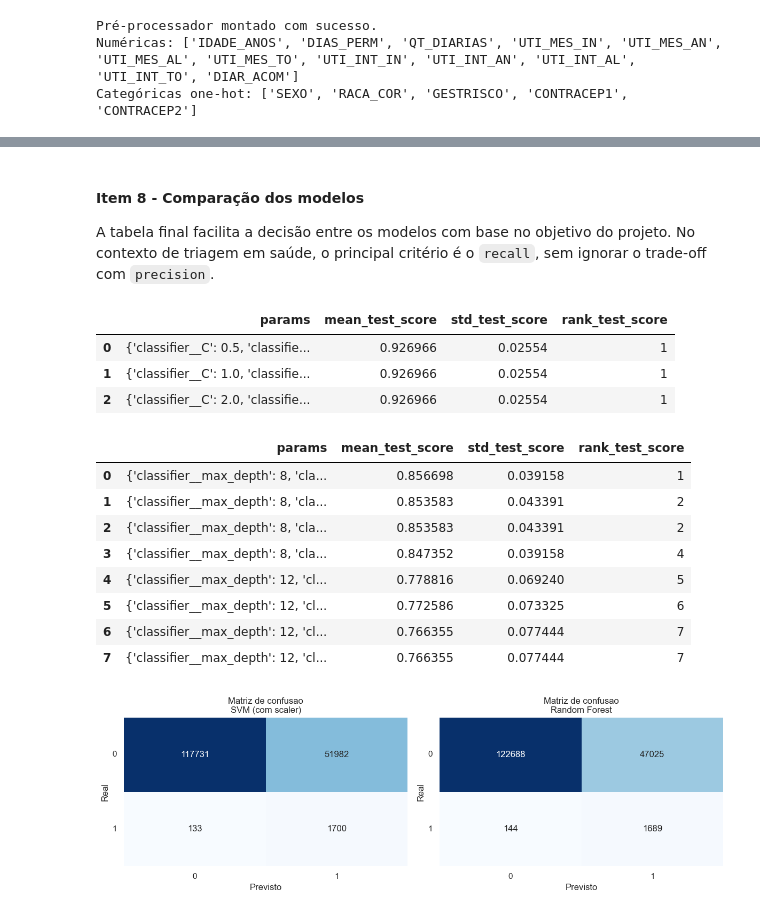
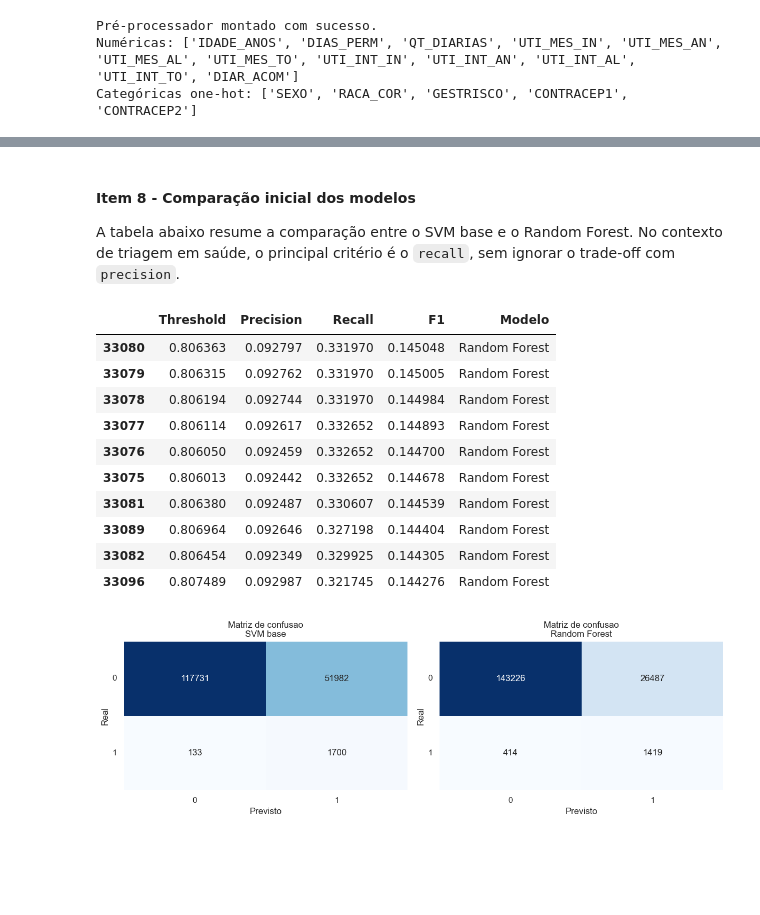
Before and after one commit to igorlealc/ia_tech_challenge_01, a Jupyter notebook: trabalho_parte_3.ipynb, the cells around one changed output, grey strips where cells are left out. Drawn from its saved outputs; the diff is of its cells as text; code cells hidden in the pictures; blank space fills up the shorter version.

```diff
--- a/trabalho_parte_3.ipynb
+++ b/trabalho_parte_3.ipynb
@@ -418,22 +496,32 @@ from sklearn.metrics import (
     recall_score,
 )
 
-best_svm = svm_search.best_estimator_
-best_rf = rf_search.best_estimator_
-
-best_svm.fit(X_train, y_train)
-best_rf.fit(X_train, y_train)
-
 modelos_finais = {
-    'SVM (com scaler)': best_svm,
-    'Random Forest': best_rf,
+    'SVM base': {
+        'modelo': svm_base,
+        'threshold': None,
+        'configuracao': 'LinearSVC com class_weight=balanced',
+    },
+    'Random Forest': {
+        'modelo': best_rf,
+        'threshold': best_threshold_rf,
+        'configuracao': f'threshold={best_threshold_rf:.4f}',
+    },
 }
 
 resultados = []
 matrizes = {}
 
-for nome, modelo in modelos_finais.items():
-    y_pred = modelo.predict(X_test)
+for nome, config in modelos_finais.items():
+    modelo = config['modelo']
+    threshold = config['threshold']
+    configuracao = config['configuracao']
+
+    if threshold is None:
+        y_pred = modelo.predict(X_test)
+    else:
+        y_scores = modelo.predict_proba(X_test)[:, 1]
+        y_pred = (y_scores >= threshold).astype(int)
 
     matriz = confusion_matrix(y_test, y_pred)
     matrizes[nome] = matriz
@@ -444,9 +532,11 @@ for nome, modelo in modelos_finais.items():
         'Precision': precision_score(y_test, y_pred, zero_division=0),
         'Recall': recall_score(y_test, y_pred, zero_division=0),
         'F1': f1_score(y_test, y_pred, zero_division=0),
+        'Configuracao': configuracao,
     })
 
     print(f'--- {nome} ---')
+    print(f'Configuração: {configuracao}')
     print(classification_report(y_test, y_pred, zero_division=0))
     print('Matriz de confusão:')
     print(pd.DataFrame(matriz, index=['Real 0', 'Real 1'], columns=['Pred 0', 'Pred 1']))
@@ -485,45 +575,46 @@ Real 1     144    1689
 # %% [markdown]
-#### Item 8 - Comparação dos modelos
+#### Item 8 - Comparação inicial dos modelos
 
-A tabela final facilita a decisão entre os modelos com base no objetivo do projeto.
+A tabela abaixo resume a comparação entre o SVM base e o Random Forest.
 No contexto de triagem em saúde, o principal critério é o `recall`, sem ignorar o trade-off com `precision`.
 # %%
-display(svm_tuning_df.head(10))
-display(rf_tuning_df.head(10))
+display(
+    rf_threshold_df
+    .sort_values(by=['F1', 'Recall', 'Precision'], ascending=[False, False, False])
+    .head(10)
+)
 
 resultados_df.style.format({
     'Accuracy': '{:.4f}',
     'Precision': '{:.4f}',
     'Recall': '{:.4f}',
     'F1': '{:.4f}',
 }).highlight_max(subset=['Recall'], color='#d9ead3')
 
 fig, axes = plt.subplots(1, len(matrizes), figsize=(12, 4))
 if len(matrizes) == 1:
     axes = [axes]
 
 for ax, (nome, matriz) in zip(axes, matrizes.items()):
     sns.heatmap(matriz, annot=True, fmt='d', cmap='Blues', cbar=False, ax=ax)
     ax.set_title(f'Matriz de confusao\n{nome}')
     ax.set_xlabel('Previsto')
     ax.set_ylabel('Real')
     ax.set_xticklabels(['0', '1'])
     ax.set_yticklabels(['0', '1'], rotation=0)
 
 plt.tight_layout()
 plt.show()
 # %% [output]
-|  | params | mean_test_score | std_test_score | rank_test_score |
-| 0 | {'classifier__C': 0.5, 'classifie... | 0.926966 | 0.02554 | 1 |
-| 1 | {'classifier__C': 1.0, 'classifie... | 0.926966 | 0.02554 | 1 |
-| 2 | {'classifier__C': 2.0, 'classifie... | 0.926966 | 0.02554 | 1 |
+|  | Threshold | Precision | Recall | F1 | Modelo |
+| 33080 | 0.806363 | 0.092797 | 0.331970 | 0.145048 | Random Forest |
+| 33079 | 0.806315 | 0.092762 | 0.331970 | 0.145005 | Random Forest |
+| 33078 | 0.806194 | 0.092744 | 0.331970 | 0.144984 | Random Forest |
+| 33077 | 0.806114 | 0.092617 | 0.332652 | 0.144893 | Random Forest |
+| 33076 | 0.806050 | 0.092459 | 0.332652 | 0.144700 | Random Forest |
+| 33075 | 0.806013 | 0.092442 | 0.332652 | 0.144678 | Random Forest |
+| 33081 | 0.806380 | 0.092487 | 0.330607 | 0.144539 | Random Forest |
+| 33089 | 0.806964 | 0.092646 | 0.327198 | 0.144404 | Random Forest |
+| 33082 | 0.806454 | 0.092349 | 0.329925 | 0.144305 | Random Forest |
+| 33096 | 0.807489 | 0.092987 | 0.321745 | 0.144276 | Random Forest |
-|  | params | mean_test_score | std_test_score | rank_test_score |
-| 0 | {'classifier__max_depth': 8, 'cla... | 0.856698 | 0.039158 | 1 |
-| 1 | {'classifier__max_depth': 8, 'cla... | 0.853583 | 0.043391 | 2 |
-| 2 | {'classifier__max_depth': 8, 'cla... | 0.853583 | 0.043391 | 2 |
-| 3 | {'classifier__max_depth': 8, 'cla... | 0.847352 | 0.039158 | 4 |
-| 4 | {'classifier__max_depth': 12, 'cl... | 0.778816 | 0.069240 | 5 |
-| 5 | {'classifier__max_depth': 12, 'cl... | 0.772586 | 0.073325 | 6 |
-| 6 | {'classifier__max_depth': 12, 'cl... | 0.766355 | 0.077444 | 7 |
-| 7 | {'classifier__max_depth': 12, 'cl... | 0.766355 | 0.077444 | 7 |
-[figure, old version]
+[figure, new version]
```
Also changed, not shown: parts of 19 cells of this notebook, 17 other files.
